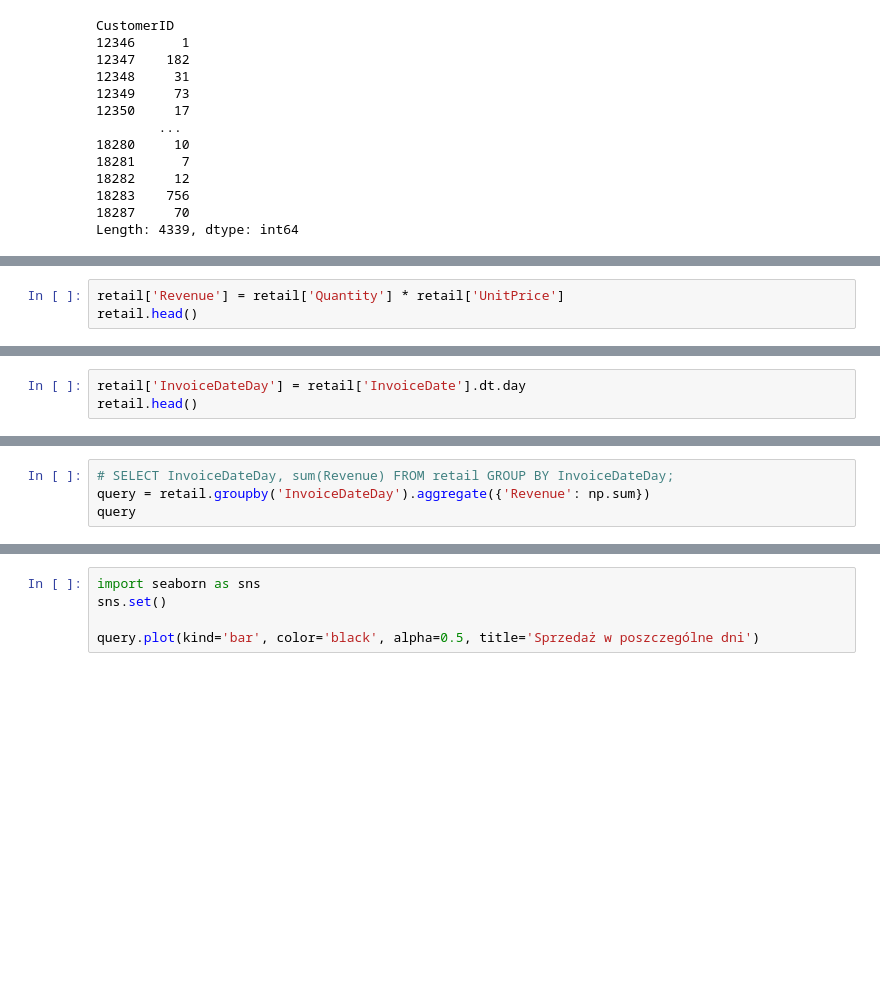
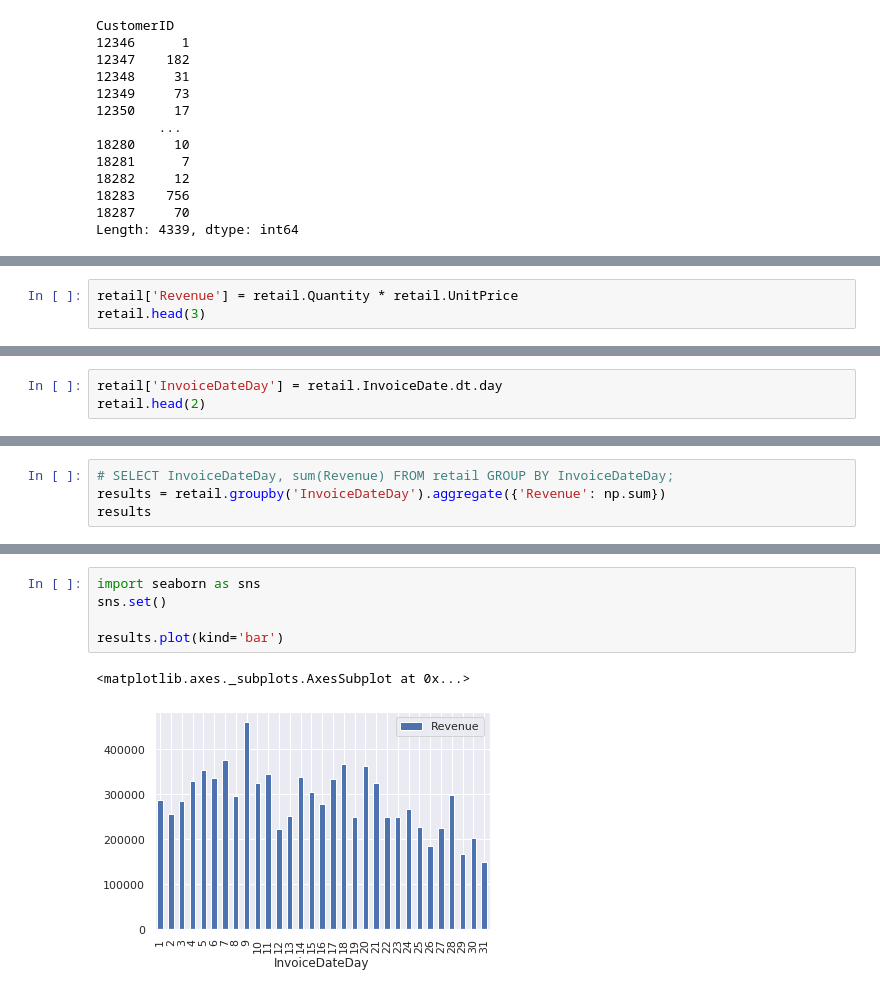
Before and after one commit to krakowiakpawel9/data-science-bootcamp, a Jupyter notebook: 02_analiza_danych/06_sql_porownanie.ipynb, the cells around one changed output, grey strips where cells are left out. Cells and saved outputs as stored; diff of their text form; blank space fills up the shorter version.

```diff
--- a/02_analiza_danych/06_sql_porownanie.ipynb
+++ b/02_analiza_danych/06_sql_porownanie.ipynb
@@ -304,3 +299,3 @@ Length: 4339, dtype: int64
 # %%
-retail['Revenue'] = retail['Quantity'] * retail['UnitPrice']
-retail.head()
+retail['Revenue'] = retail.Quantity * retail.UnitPrice
+retail.head(3)
@@ -313,3 +349,3 @@ retail.groupby('CustomerID').aggregate({'Revenue': np.mean, 'CustomerID': np.siz
 # %%
-retail['InvoiceDateDay'] = retail['InvoiceDate'].dt.day
-retail.head()
+retail['InvoiceDateDay'] = retail.InvoiceDate.dt.day
+retail.head(2)
@@ -316,4 +356,4 @@ retail.head()
 # %%
 # SELECT InvoiceDateDay, sum(Revenue) FROM retail GROUP BY InvoiceDateDay;
-query = retail.groupby('InvoiceDateDay').aggregate({'Revenue': np.sum})
-query
+results = retail.groupby('InvoiceDateDay').aggregate({'Revenue': np.sum})
+results
@@ -320,7 +379,10 @@ query
 # %%
 import seaborn as sns
 sns.set()
 
-query.plot(kind='bar', color='black', alpha=0.5, title='Sprzedaż w poszczególne dni')
+results.plot(kind='bar')
+# %% [output]
+<matplotlib.axes._subplots.AxesSubplot at 0x...>
+[figure, added]
 # %%
 # SELECT * FROM retail ORDER BY Quantity DESC LIMIT 5;
```
Also changed, not shown: parts of 21 cells of this notebook.
